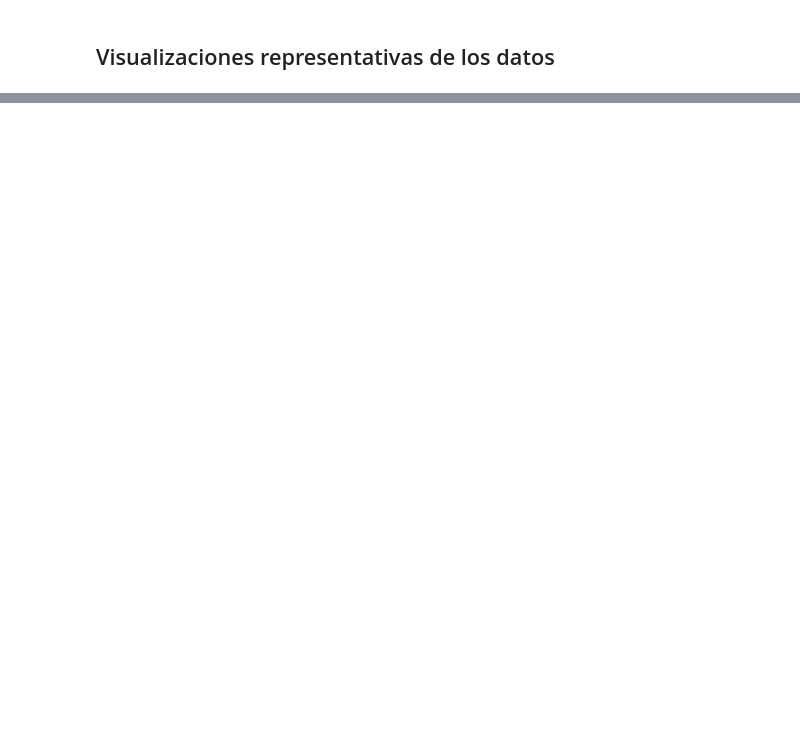
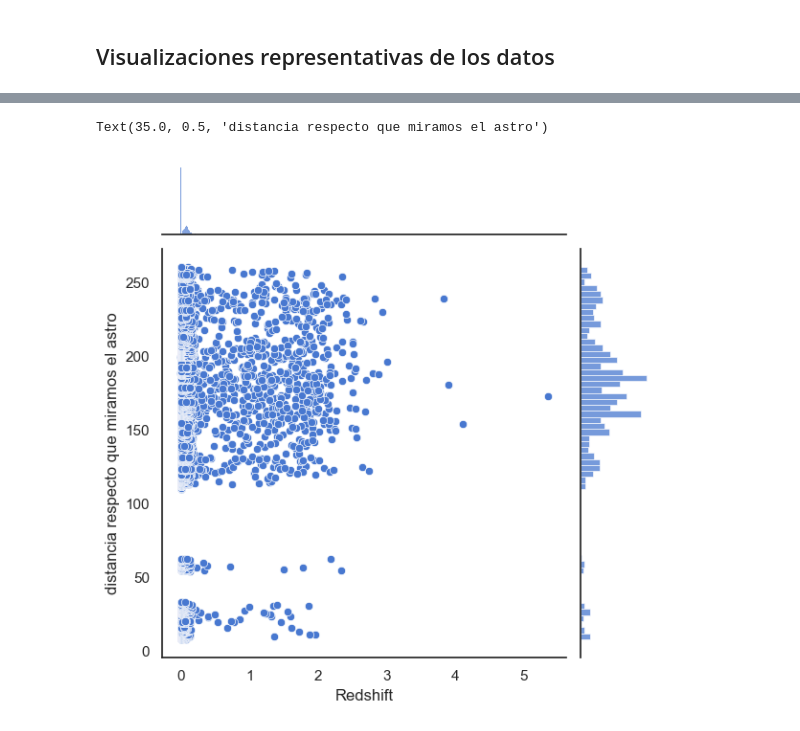
Before and after one commit to HeinzSch/Machine-Learning-Homework, a Jupyter notebook: Homework Astronomic.ipynb, the cells around one changed output, grey strips where cells are left out. Cells and saved outputs as stored; diff of their text form; code cells hidden in the pictures; blank space fills up the shorter version.

```diff
--- a/Homework Astronomic.ipynb
+++ b/Homework Astronomic.ipynb
@@ -432,0 +195,7 @@ Tambien podriamos haber aplicado para la regresion logistica la funcion Softmax
+# %%
+sns.jointplot(x="redshift", y="ra", data=features);
+plt.xlabel("Redshift")
+plt.ylabel("distancia respecto que miramos el astro")
+# %% [output]
+Text(35.0, 0.5, 'distancia respecto que miramos el astro')
+[figure, added]
```
Also changed, not shown: parts of 76 cells of this notebook, 5 other files.
